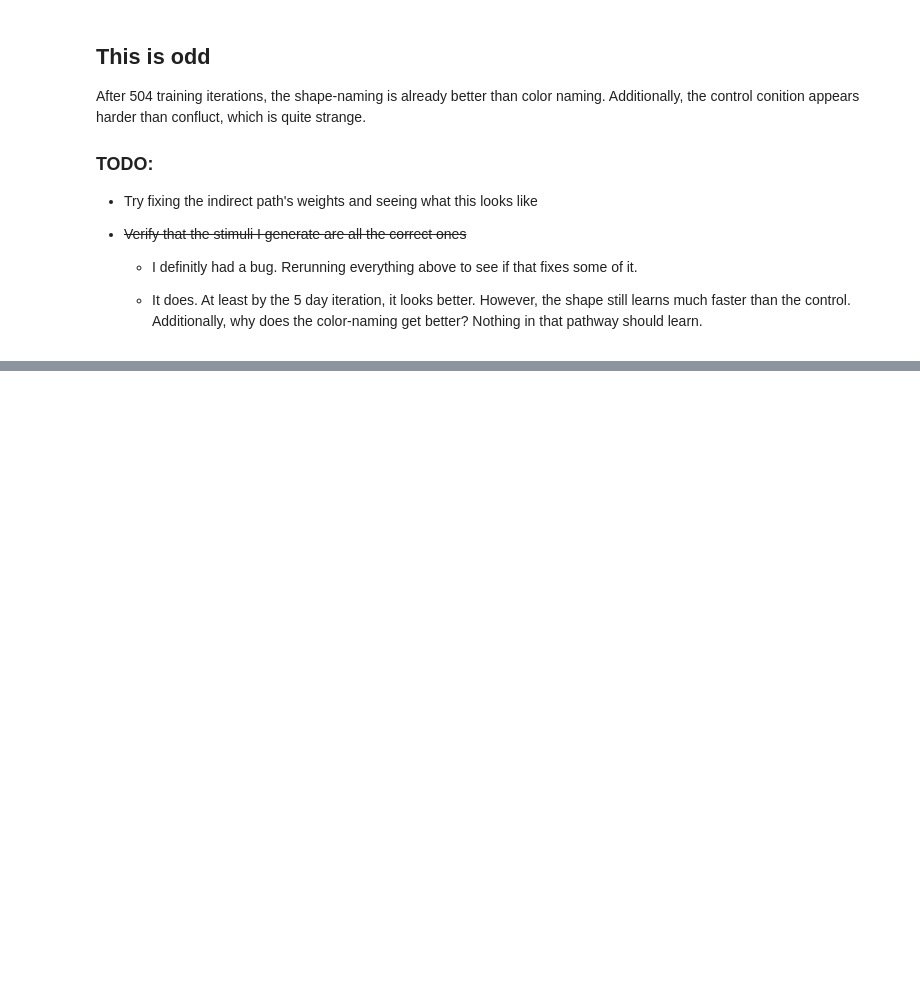
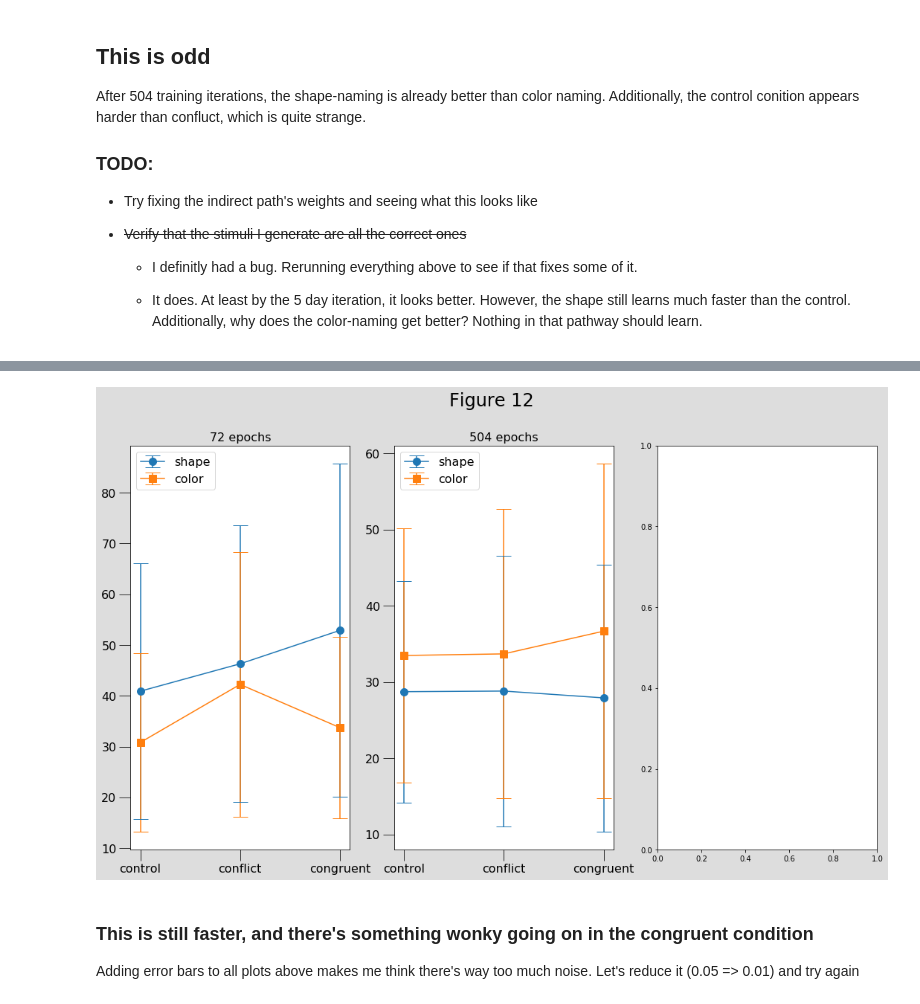
Before and after one commit to guydav/multitasking-modeling, a Jupyter notebook: plotting_shape_naming.ipynb, the cells around one changed output, grey strips where cells are left out. Saved outputs shown, nothing was run; the diff lists cells and outputs as text; code cells hidden in the pictures; blank space fills up the shorter version.

```diff
--- a/plotting_shape_naming.ipynb
+++ b/plotting_shape_naming.ipynb
@@ -116,0 +140,13 @@ After 504 training iterations, the shape-naming is already better than color nam
+# %%
+for i in range(4):
+    fixed_indirect_model.train()
+# %%
+fixed_indirect_five_day_test_results = fixed_indirect_model.test()
+# %%
+plot_by_condition(fixed_indirect_first_test_results, fixed_indirect_five_day_test_results)
+# %% [output]
+[figure, added]
+# %% [markdown]
+### This is still faster, and there's something wonky going on in the congruent condition
+
+Adding error bars to all plots above makes me think there's way too much noise. Let's reduce it (0.05 => 0.01) and try again
```
Also changed, not shown: parts of 36 cells of this notebook.
